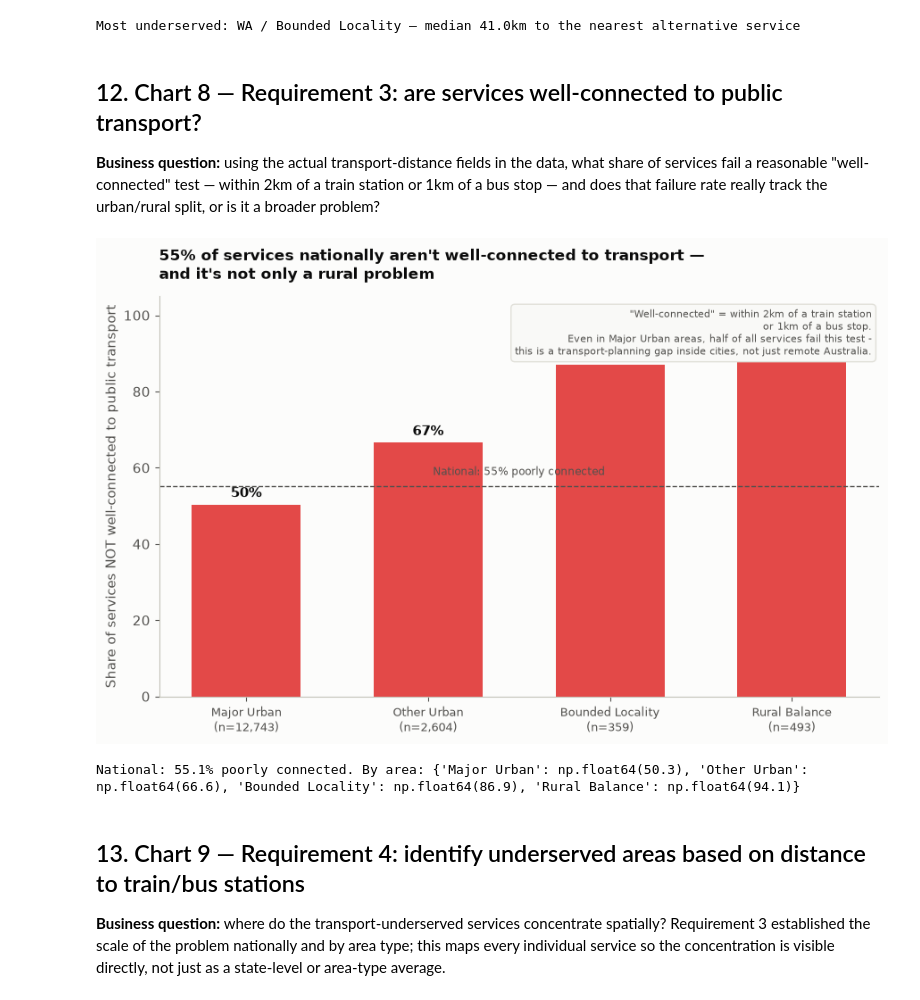
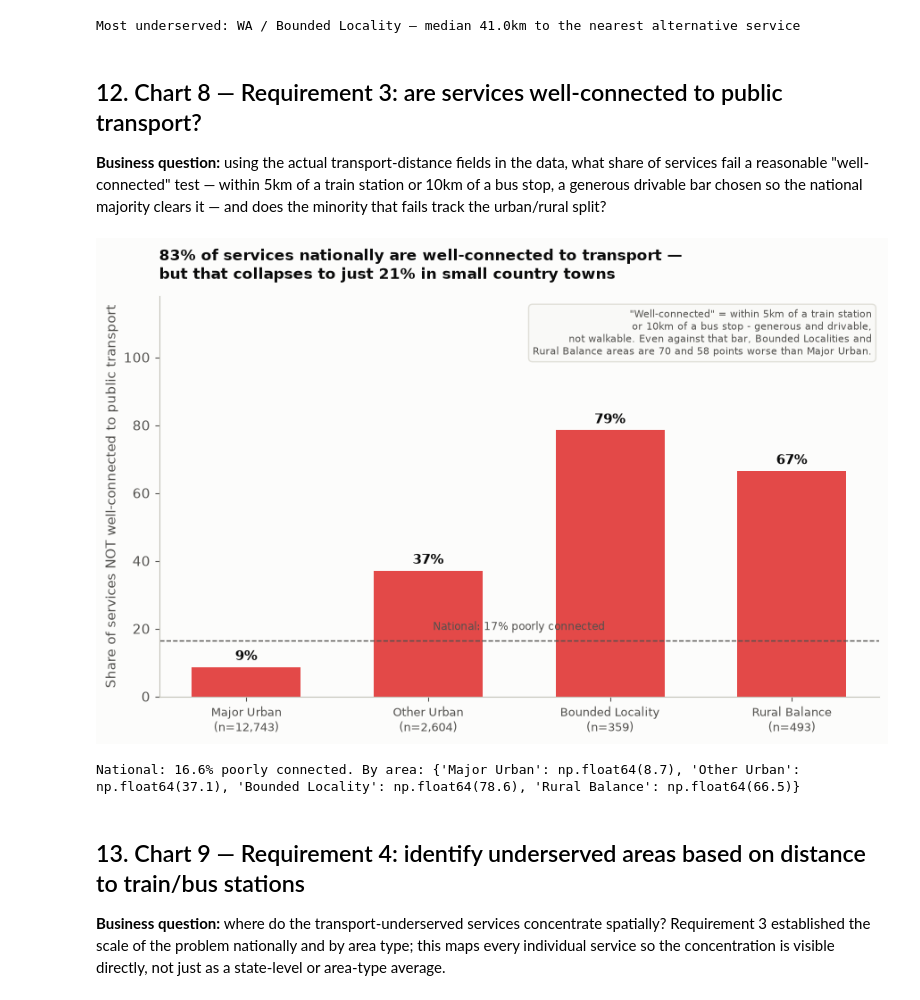
Before and after one commit to martvanhoorn2003-svg/Mart, a Jupyter notebook: ACECQA_Service_Quality_Analysis.ipynb, the cells around one changed output. Cells and saved outputs as stored; diff of their text form; code cells hidden in the pictures.

```diff
--- a/ACECQA_Service_Quality_Analysis.ipynb
+++ b/ACECQA_Service_Quality_Analysis.ipynb
@@ -551,13 +555,15 @@ RURAL_CATEGORIES = {"Bounded Locality", "Rural Balance"}
 SOS_ORDER = ["Major Urban", "Other Urban", "Bounded Locality", "Rural Balance"]
 MIN_CELL_N = 15  # cells below this are masked - too few services for a reliable rate
 
-# A service counts as "well-connected" if it's a short trip from either mode -
-# not "close to everything", just not effectively car-dependent. 2km to a
-# train station is a manageable drive/bike; 1km to a bus stop is a
-# reasonable walk. Failing both means neither option is realistically usable
-# without a car.
-TRAIN_CONNECTED_KM = 2.0
-BUS_CONNECTED_KM = 1.0
+# A service counts as "well-connected" if it's within a short drive of
+# either mode - not walking distance, which the data doesn't support as a
+# national baseline (median distance to a bus stop alone is 9.3km). 5km to
+# a train station and 10km to a bus stop are both roughly a 10-15 minute
+# drive - a reasonable "not effectively cut off" bar, set so the majority
+# of the country clears it and the minority that doesn't stands out as a
+# real gap rather than an artefact of an unrealistically strict cutoff.
+TRAIN_CONNECTED_KM = 5.0
+BUS_CONNECTED_KM = 10.0
 
 
 def classify_urban_rural(df):
@@ -693,7 +699,7 @@ Most underserved: WA / Bounded Locality — median 41.0km to the nearest alterna
 
 ## 12. Chart 8 — Requirement 3: are services well-connected to public transport?
 
-**Business question:** using the actual transport-distance fields in the data, what share of services fail a reasonable "well-connected" test — within 2km of a train station or 1km of a bus stop — and does that failure rate really track the urban/rural split, or is it a broader problem?
+**Business question:** using the actual transport-distance fields in the data, what share of services fail a reasonable "well-connected" test — within 5km of a train station or 10km of a bus stop, a generous drivable bar chosen so the national majority clears it — and does the minority that fails track the urban/rural split?
 # %%
 
 d8 = df[~df["train_dist_outlier"] & ~df["bus_dist_outlier"]].copy()
@@ -703,41 +709,44 @@ poorly_connected8 = d8.groupby("SOS_Category")["WellConnected"].apply(lambda s:
 counts8 = d8["SOS_Category"].value_counts().reindex(SOS_ORDER)
 national_poor8 = (~d8["WellConnected"]).mean() * 100
 
 fig, ax = plt.subplots(figsize=(9, 5.8))
 bars = ax.bar(SOS_ORDER, poorly_connected8.values, color=CAT["red"], width=0.6)
 for bar, cat in zip(bars, SOS_ORDER):
     v = poorly_connected8[cat]
     ax.text(bar.get_x() + bar.get_width() / 2, v + 2, f"{v:.0f}%", ha="center", fontsize=11, fontweight="bold")
 ax.set_xticks(range(len(SOS_ORDER)))
 ax.set_xticklabels([f"{cat}\n(n={counts8[cat]:,})" for cat in SOS_ORDER], fontsize=9.5)
 ax.axhline(national_poor8, color=INK_SECONDARY, linestyle="--", linewidth=1)
 ax.text(1.5, national_poor8 + 3, f"National: {national_poor8:.0f}% poorly connected",
         ha="center", fontsize=8.5, color=INK_SECONDARY)
-ax.set_ylim(0, 105)
+ax.set_ylim(0, 118)
 ax.set_ylabel("Share of services NOT well-connected to public transport")
-ax.set_title(f"{national_poor8:.0f}% of services nationally aren't well-connected to transport —\n"
-             "and it's not only a rural problem",
+gap8 = poorly_connected8["Bounded Locality"] - poorly_connected8["Major Urban"]
+ax.set_title(f"{100 - national_poor8:.0f}% of services nationally are well-connected to transport —\n"
+             f"but that collapses to just {100 - poorly_connected8['Bounded Locality']:.0f}% in small country towns",
              fontsize=12.5, fontweight="bold", color=INK_PRIMARY, loc="left", pad=14)
 ax.text(0.99, 0.97, f"\"Well-connected\" = within {TRAIN_CONNECTED_KM:.0f}km of a train station\n"
-                    f"or {BUS_CONNECTED_KM:.0f}km of a bus stop.\n"
-                    "Even in Major Urban areas, half of all services fail this test -\n"
-                    "this is a transport-planning gap inside cities, not just remote Australia.",
+                    f"or {BUS_CONNECTED_KM:.0f}km of a bus stop - generous and drivable,\n"
+                    "not walkable. Even against that bar, Bounded Localities and\n"
+                    f"Rural Balance areas are {gap8:.0f} and "
+                    f"{poorly_connected8['Rural Balance'] - poorly_connected8['Major Urban']:.0f} points worse than "
+                    "Major Urban.",
         transform=ax.transAxes, ha="right", va="top", fontsize=8, color=INK_SECONDARY,
         bbox=dict(boxstyle="round,pad=0.4", facecolor="#f9f9f7", edgecolor=GRIDLINE))
 for spine in ["top", "right"]:
     ax.spines[spine].set_visible(False)
 ax.spines["left"].set_color(BASELINE); ax.spines["bottom"].set_color(BASELINE)
 fig.tight_layout()
 fig.savefig(FIG_DIR / "08_transport_connectivity.png", dpi=200)
 plt.show()
 
 summary["national_poorly_connected_pct"] = round(float(national_poor8), 1)
 for cat in SOS_ORDER:
     summary[f"poorly_connected_{cat.lower().replace(' ', '_')}_pct"] = round(float(poorly_connected8[cat]), 1)
 print(f"National: {national_poor8:.1f}% poorly connected. By area: {dict(poorly_connected8.round(1))}")
 # %% [output]
-[figure, old version]
+[figure, new version]
-National: 55.1% poorly connected. By area: {'Major Urban': np.float64(50.3), 'Other Urban': np.float64(66.6), 'Bounded Locality': np.float64(86.9), 'Rural Balance': np.float64(94.1)}
+National: 16.6% poorly connected. By area: {'Major Urban': np.float64(8.7), 'Other Urban': np.float64(37.1), 'Bounded Locality': np.float64(78.6), 'Rural Balance': np.float64(66.5)}
 # %% [markdown]
 
 ## 13. Chart 9 — Requirement 4: identify underserved areas based on distance to train/bus stations
```
Also changed, not shown: parts of 4 cells of this notebook, 9 other files.
